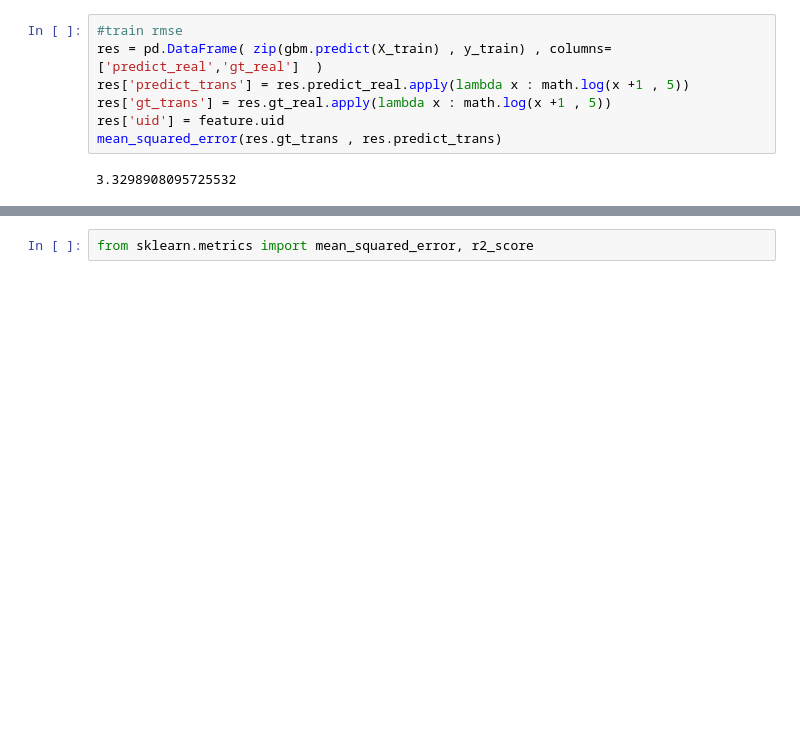
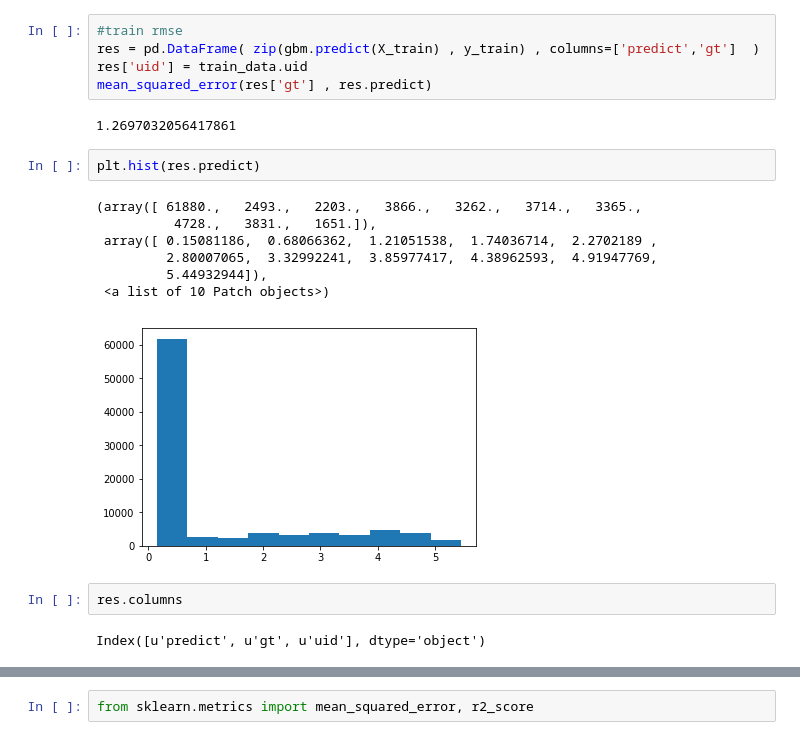
Before and after one commit to fengchuimuhua/fantasy, a Jupyter notebook: src/feature/user_agg.ipynb, the cells around one changed output, grey strips where cells are left out. Cells and saved outputs as stored; diff of their text form; blank space fills up the shorter version.

```diff
--- a/src/feature/user_agg.ipynb
+++ b/src/feature/user_agg.ipynb
@@ -165,9 +246,21 @@ gbm = lgbm.train(params,
 # %%
 #train rmse
-res = pd.DataFrame( zip(gbm.predict(X_train) , y_train) , columns=['predict_real','gt_real']  )
-res['predict_trans'] = res.predict_real.apply(lambda x : math.log(x +1 , 5))
-res['gt_trans'] = res.gt_real.apply(lambda x : math.log(x +1 , 5))
-res['uid'] = feature.uid
-mean_squared_error(res.gt_trans , res.predict_trans)
+res = pd.DataFrame( zip(gbm.predict(X_train) , y_train) , columns=['predict','gt']  )
+res['uid'] = train_data.uid
+mean_squared_error(res['gt'] , res.predict)
 # %% [output]
-3.3298908095725532
+1.2697032056417861
+# %%
+plt.hist(res.predict)
+# %% [output]
+(array([ 61880.,   2493.,   2203.,   3866.,   3262.,   3714.,   3365.,
+          4728.,   3831.,   1651.]),
+ array([ 0.15081186,  0.68066362,  1.21051538,  1.74036714,  2.2702189 ,
+         2.80007065,  3.32992241,  3.85977417,  4.38962593,  4.91947769,
+         5.44932944]),
+ <a list of 10 Patch objects>)
+[figure, added]
+# %%
+res.columns
+# %% [output]
+Index([u'predict', u'gt', u'uid'], dtype='object')
```
Also changed, not shown: parts of 42 cells of this notebook, 7 other files.
